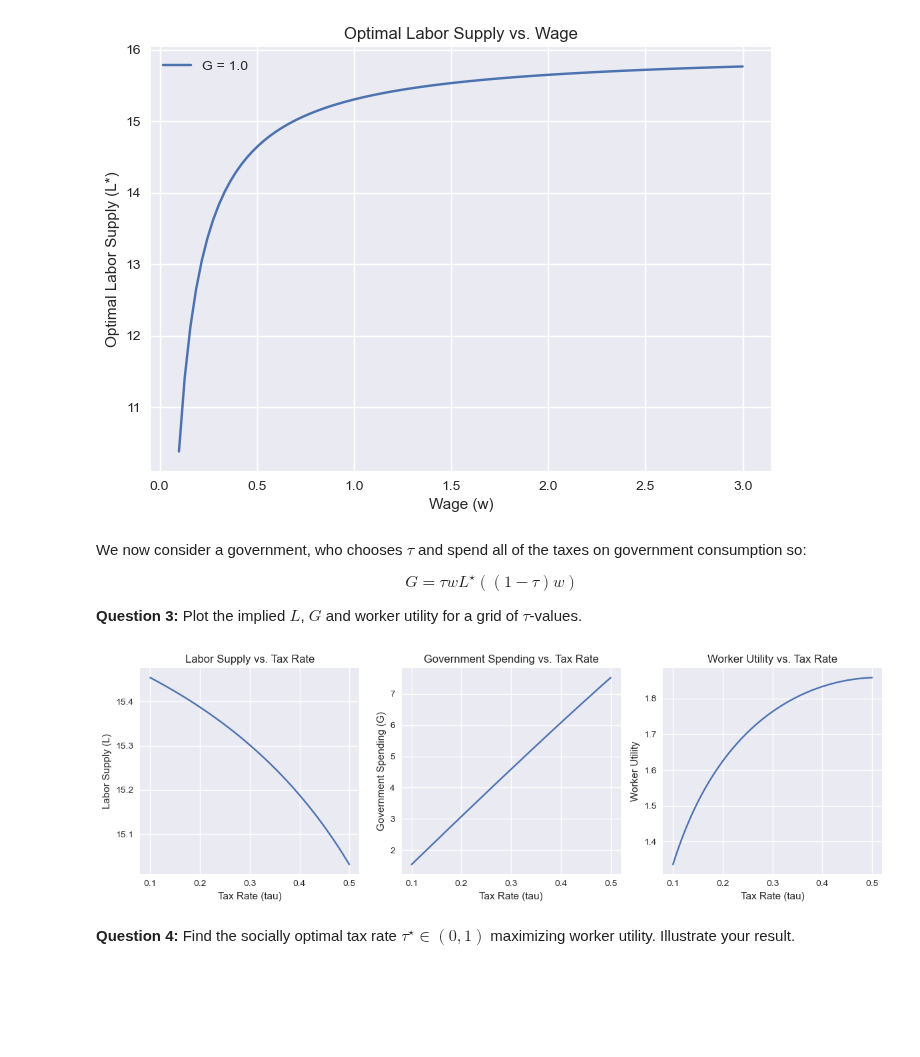
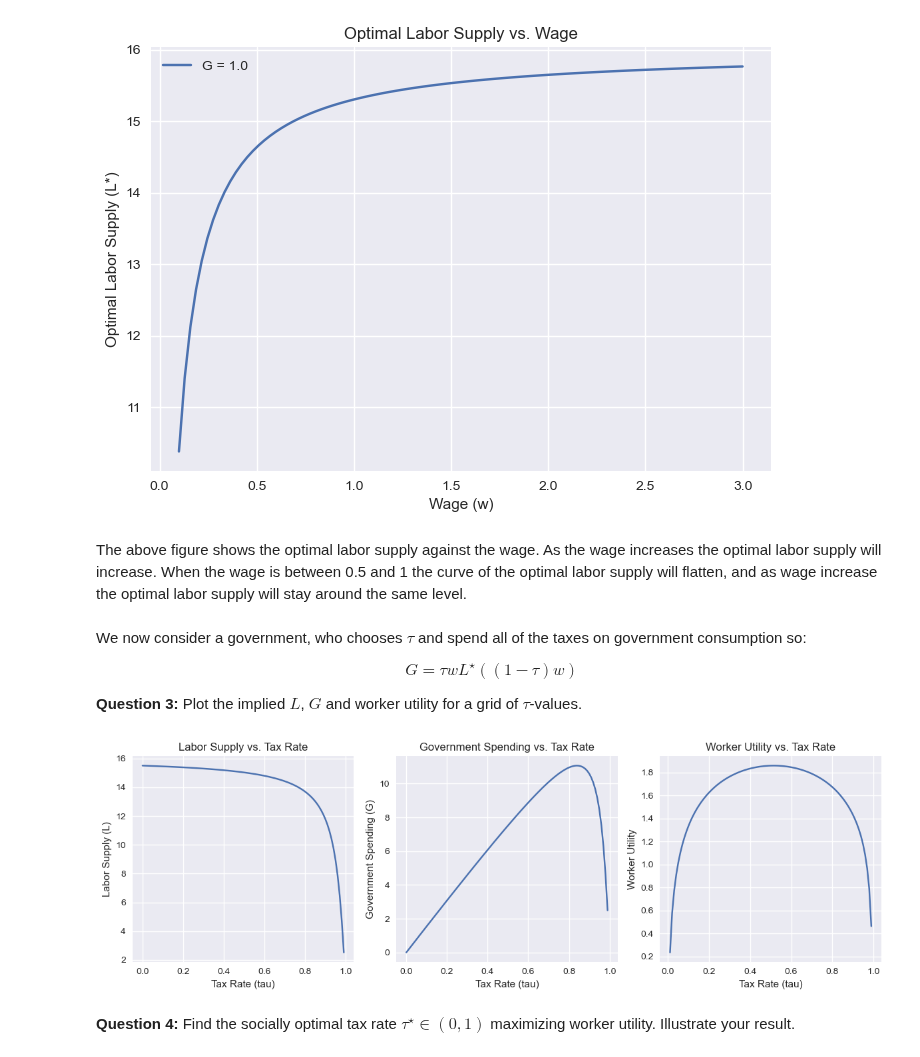
Before and after one commit to NumEconCopenhagen/projects-2023-frederikke-x2-og-sofie, a Jupyter notebook: Exam/Exam-2023-notebook.ipynb, the cells around one changed output. Cells and saved outputs as stored; diff of their text form; code cells hidden in the pictures; blank space fills up the shorter version.

```diff
--- a/Exam/Exam-2023-notebook.ipynb
+++ b/Exam/Exam-2023-notebook.ipynb
@@ -101,6 +103,8 @@ w_values = np.linspace(0.1, 3.0, 100)  # Adjust the range according to your need
 model.plot_labor_supply_graph(w_values, G_values)
 # %% [output]
 [figure]
+# %% [markdown]
+The above figure shows the optimal labor supply against the wage. As the wage increases the optimal labor supply will increase. When the wage is between 0.5 and 1 the curve of the optimal labor supply will flatten, and as wage increase the optimal labor supply will stay around the same level.
 # %% [markdown]
 
 We now consider a government, who chooses $\tau$ and spend all of the taxes on government consumption so:
@@ -113,19 +117,19 @@ $$
 # %%
 # write your code here
 from Exam import LaborSupplyGraphQ3
 alpha = 0.5
 kappa = 1.0
 nu = 1.0 / (2 * 16 ** 2)
 w = 1.0
-tau_values = np.linspace(0.1, 0.5, 100)  # Grid of tau values
+tau_values = np.linspace(0, 1, 100)  # Grid of tau values
 
 # Create an instance of the modified LaborSupplyGraph class
 model = LaborSupplyGraphQ3(alpha, kappa, nu)
 
 # Plot the implied values for the grid of tau values
 model.plot_implied_values(w, tau_values)
 # %% [output]
-[figure, old version]
+[figure, new version]
 # %% [markdown]
 **Question 4:** Find the socially optimal tax rate $\tau^{\star}\in(0,1)$ maximizing worker utility. Illustrate your result.
 # %%
```
Also changed, not shown: parts of 1 cell of this notebook.
